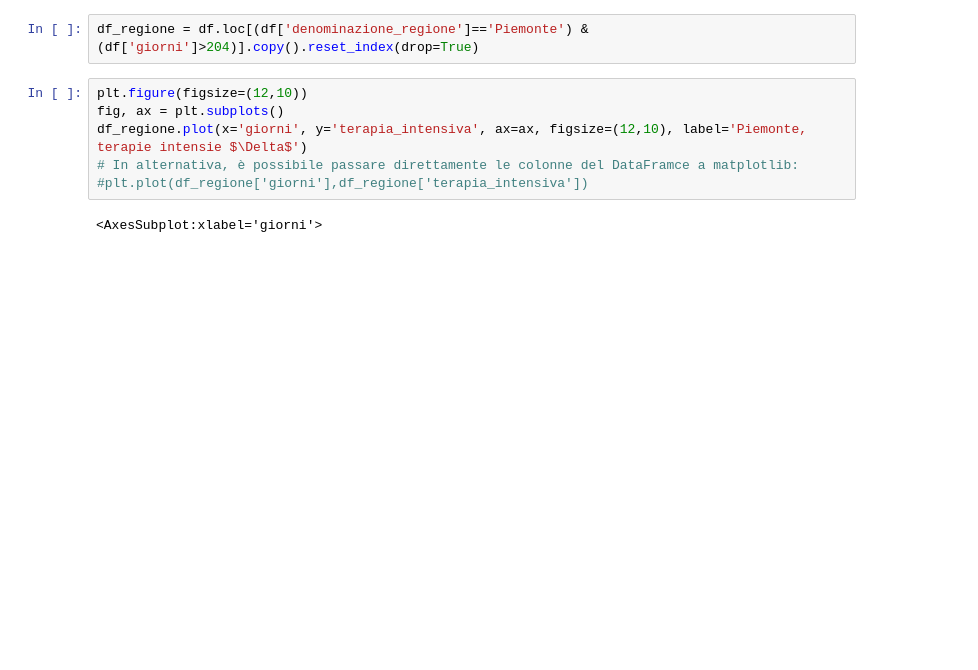
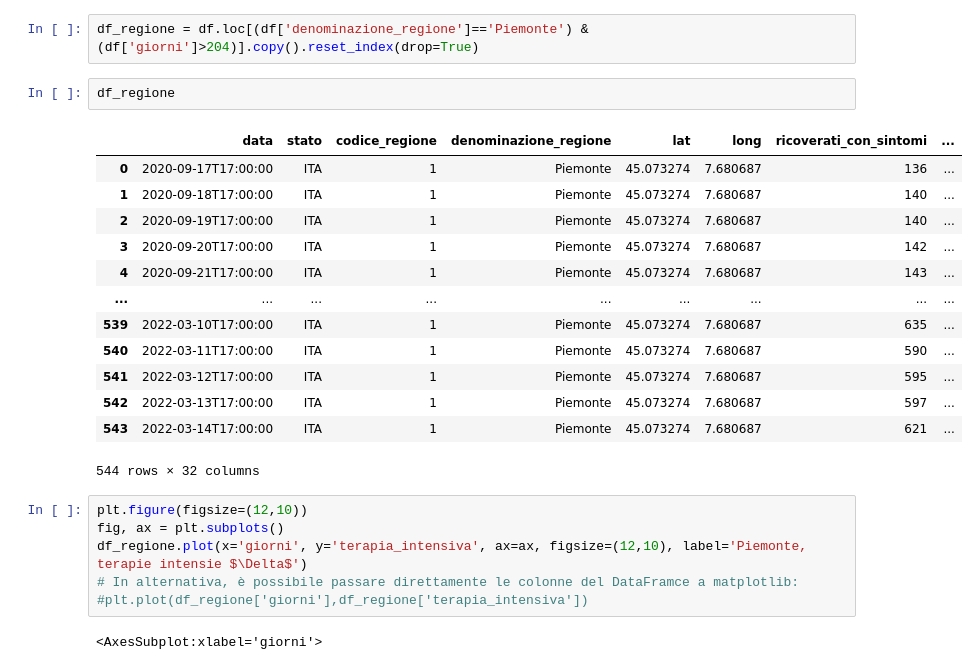
Before and after one commit to lucalista/analisi-dati-2022, a Jupyter notebook: 02.01.00__Pandas_introduzione.ipynb, the cells around one changed output. Cells and saved outputs as stored; diff of their text form; blank space fills up the shorter version.

```diff
--- a/02.01.00__Pandas_introduzione.ipynb
+++ b/02.01.00__Pandas_introduzione.ipynb
@@ -345,5 +352,21 @@ df_campania[['giorni', 'data_dt']]
 # %%
 df_regione = df.loc[(df['denominazione_regione']=='Piemonte') & (df['giorni']>204)].copy().reset_index(drop=True)
+# %%
+df_regione
+# %% [output]
+|  | data | stato | codice_regione | denominazione_regione | lat | long | ricoverati_con_sintomi | ... |
+| 0 | 2020-09-17T17:00:00 | ITA | 1 | Piemonte | 45.073274 | 7.680687 | 136 | ... |
+| 1 | 2020-09-18T17:00:00 | ITA | 1 | Piemonte | 45.073274 | 7.680687 | 140 | ... |
+| 2 | 2020-09-19T17:00:00 | ITA | 1 | Piemonte | 45.073274 | 7.680687 | 140 | ... |
+| 3 | 2020-09-20T17:00:00 | ITA | 1 | Piemonte | 45.073274 | 7.680687 | 142 | ... |
+| 4 | 2020-09-21T17:00:00 | ITA | 1 | Piemonte | 45.073274 | 7.680687 | 143 | ... |
+| ... | ... | ... | ... | ... | ... | ... | ... | ... |
+| 539 | 2022-03-10T17:00:00 | ITA | 1 | Piemonte | 45.073274 | 7.680687 | 635 | ... |
+| 540 | 2022-03-11T17:00:00 | ITA | 1 | Piemonte | 45.073274 | 7.680687 | 590 | ... |
+| 541 | 2022-03-12T17:00:00 | ITA | 1 | Piemonte | 45.073274 | 7.680687 | 595 | ... |
+| 542 | 2022-03-13T17:00:00 | ITA | 1 | Piemonte | 45.073274 | 7.680687 | 597 | ... |
+| 543 | 2022-03-14T17:00:00 | ITA | 1 | Piemonte | 45.073274 | 7.680687 | 621 | ... |
+544 rows × 32 columns
 # %%
 plt.figure(figsize=(12,10))
 fig, ax = plt.subplots()
```
Also changed, not shown: parts of 17 cells of this notebook.
